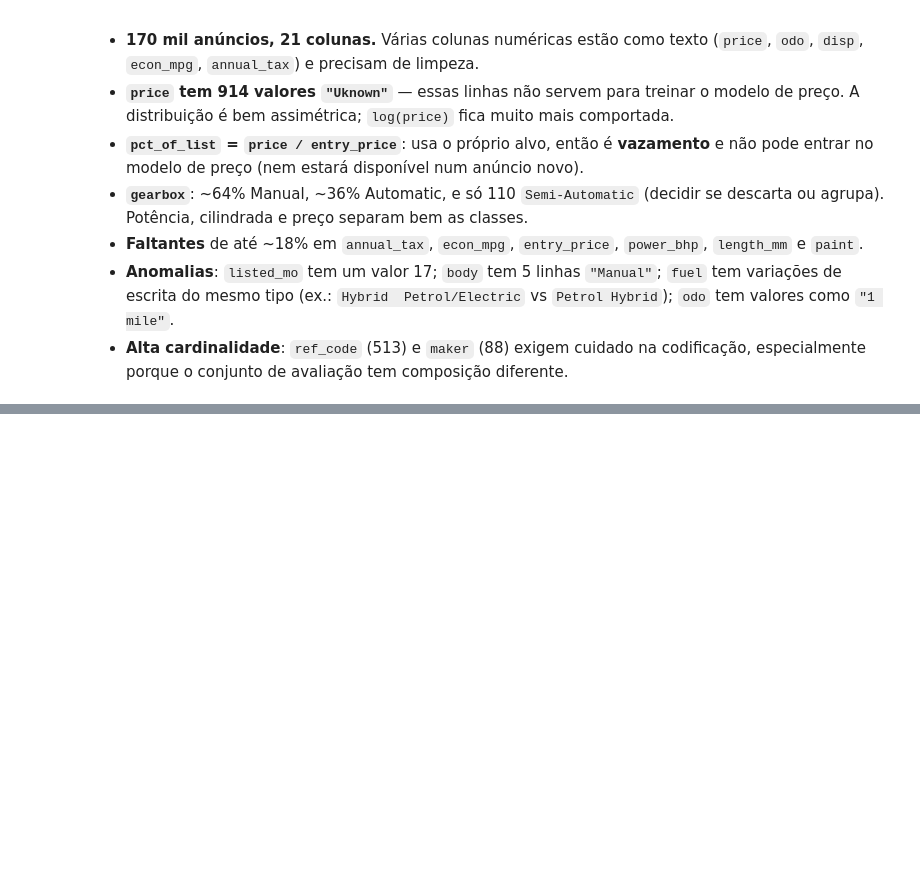
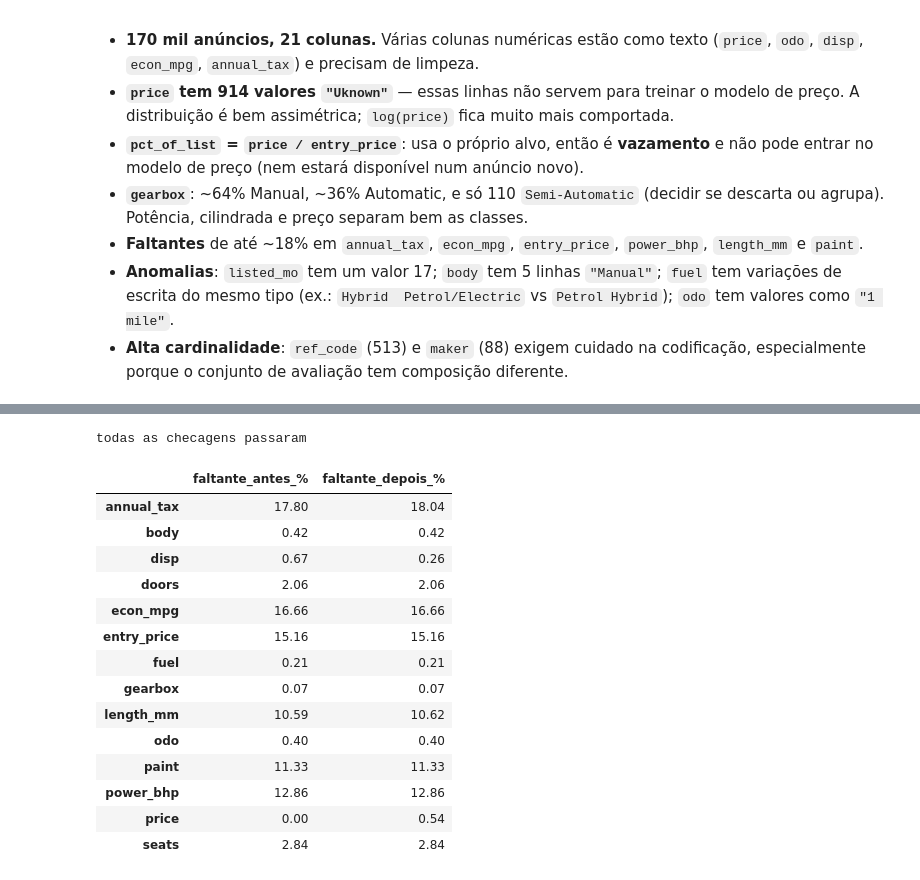
Before and after one commit to antoniosdiass-coder/projeto1, a Jupyter notebook: projeto1.ipynb, the cells around one changed output, grey strips where cells are left out. Cells and saved outputs as stored; diff of their text form; code cells hidden in the pictures; blank space fills up the shorter version.

Commit message:
Iniciando limpeza da base de dados

```diff
--- a/projeto1.ipynb
+++ b/projeto1.ipynb
@@ -119,0 +449,11 @@ plt.show()
+# %%
+def _para_numero(serie):
+    """Extrai o primeiro número de um texto ('6.8L' -> 6.8, ' 140*' -> 140, '1 mile' -> 1)."""
+    texto = serie.astype("string")
+    numero = pd.to_numeric(texto.str.extract(r"(-?\d+\.?\d*)", expand=False), errors="coerce")
+    return numero.astype("float64")
+
+
+# Teste com um exemplo de cada formato
+exemplos = pd.Series(["6.8L", "47.1 mpg", " 140*", " 30", "*", "1 mile", "60000", "Uknown", np.nan])
+pd.DataFrame({"original": exemplos, "convertido": _para_numero(exemplos)})
@@ -119,0 +477,9 @@ plt.show()
+# %%
+def _limpar_texto(serie):
+    """Tira espaços nas pontas e espaços repetidos ('Hybrid  Petrol' -> 'Hybrid Petrol').
+    Funciona mesmo se a coluna vier vazia ou numérica no arquivo de avaliação."""
+    return serie.map(lambda x: re.sub(r"\s+", " ", str(x)).strip() if pd.notna(x) else np.nan).astype("object")
+
+
+exemplos = pd.Series(["Hybrid  Petrol/Electric", " 140*", "Petrol", np.nan])
+pd.DataFrame({"original": exemplos.map(repr), "limpo": _limpar_texto(exemplos).map(repr)})
@@ -119,0 +800,4 @@ plt.show()
+# %%
+for col in ["fuel", "body", "paint"]:
+    print(f"--- {col} ---")
+    print(_limpar_texto(df[col]).value_counts(dropna=False).to_dict(), "\n")
@@ -119,0 +933,35 @@ plt.show()
+# %%
+df_limpo = limpar(df)
+
+# Cada checagem confere uma decisão contra o que vimos na investigação
+assert len(df_limpo) == len(df), "a limpeza não pode remover linhas"
+assert "pct_of_list" not in df_limpo.columns
+assert df_limpo["price"].isna().sum() == 914
+assert set(df_limpo["gearbox"].dropna()) == {"Automatic", "Manual"}
+assert df_limpo["disp"].max() <= 9
+assert df_limpo["odo"].max() <= 500_000
+assert df_limpo["fuel"].nunique() == 7
+print("todas as checagens passaram")
+
+comparacao = pd.DataFrame({
+    "faltante_antes_%": df.isna().mean().mul(100),
+    "faltante_depois_%": df_limpo.isna().mean().mul(100),
+}).dropna().round(2)
+comparacao[comparacao.max(axis=1) > 0]
+# %% [output]
+todas as checagens passaram
+|  | faltante_antes_% | faltante_depois_% |
+| annual_tax | 17.80 | 18.04 |
+| body | 0.42 | 0.42 |
+| disp | 0.67 | 0.26 |
+| doors | 2.06 | 2.06 |
+| econ_mpg | 16.66 | 16.66 |
+| entry_price | 15.16 | 15.16 |
+| fuel | 0.21 | 0.21 |
+| gearbox | 0.07 | 0.07 |
+| length_mm | 10.59 | 10.62 |
+| odo | 0.40 | 0.40 |
+| paint | 11.33 | 11.33 |
+| power_bhp | 12.86 | 12.86 |
+| price | 0.00 | 0.54 |
+| seats | 2.84 | 2.84 |
```
Also changed, not shown: parts of 62 cells of this notebook.
